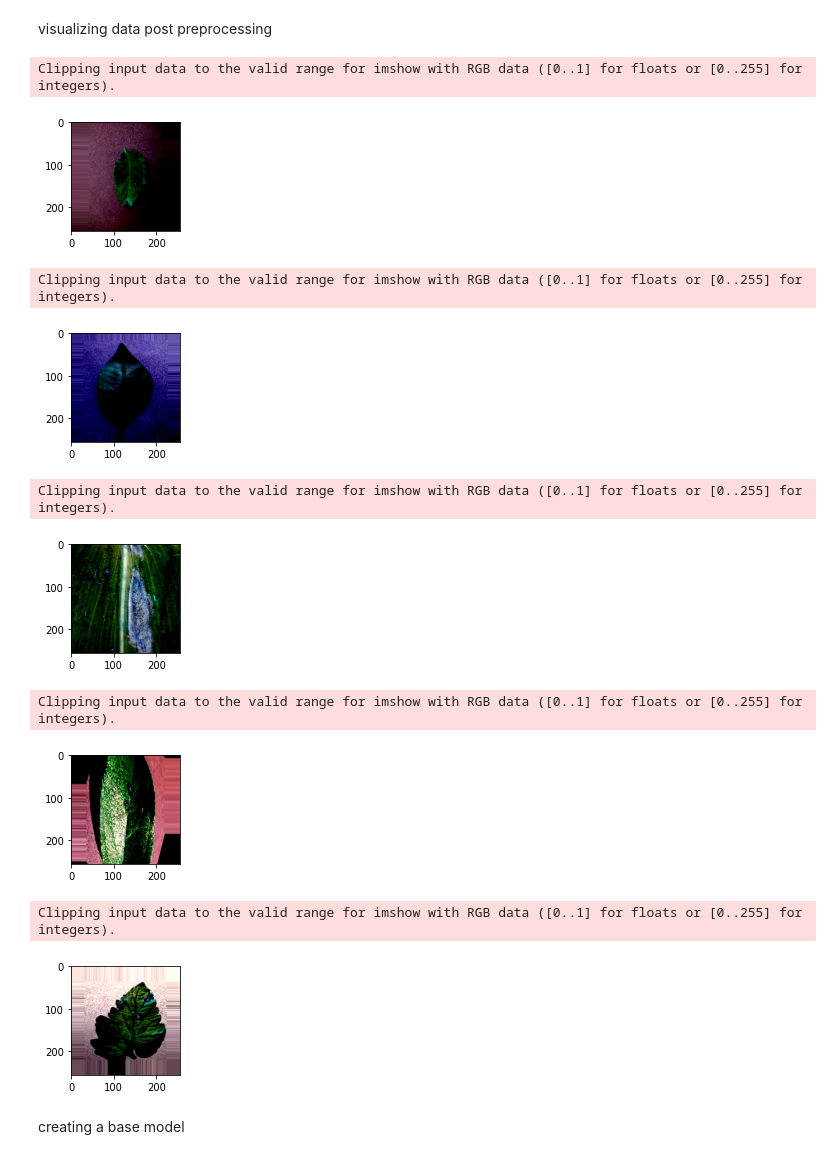
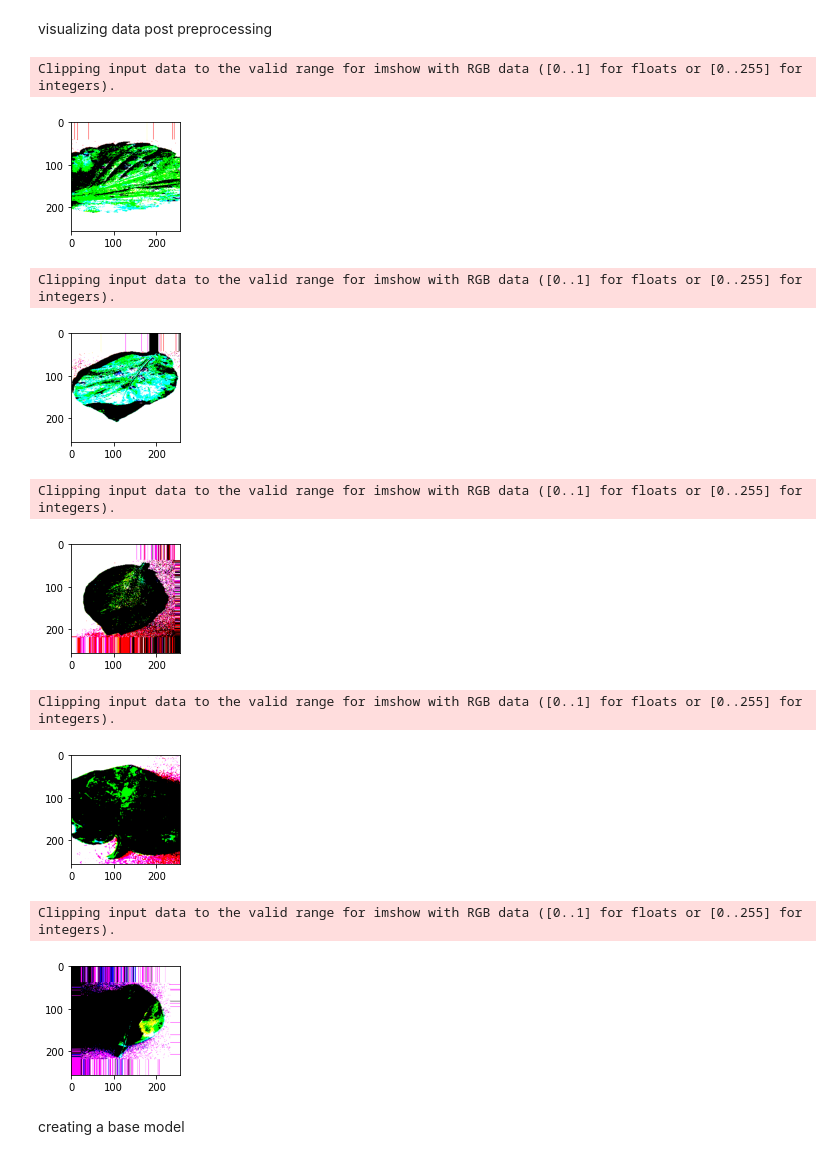
Before and after one commit to Roshni-Bala/Crop-Disease-Detection-NIC_AP, a Jupyter notebook: plant_diseases_identification.ipynb, the cells around one changed output. Saved outputs shown, nothing was run; the diff lists cells and outputs as text; code cells hidden in the pictures.

```diff
--- a/plant_diseases_identification.ipynb
+++ b/plant_diseases_identification.ipynb
@@ -119,18 +119,18 @@ def plotImage(img_arr, label):
     plt.imshow(im)
     plt.show()
 # %%
-plotImage(t_img[:5], label[:5])
+plotImage(X_test[:5], label[:5])
 # %% [output]
 Clipping input data to the valid range for imshow with RGB data ([0..1] for floats or [0..255] for integers).
-[figure, old version]
+[figure, new version]
 Clipping input data to the valid range for imshow with RGB data ([0..1] for floats or [0..255] for integers).
-[figure, old version]
+[figure, new version]
 Clipping input data to the valid range for imshow with RGB data ([0..1] for floats or [0..255] for integers).
-[figure, old version]
+[figure, new version]
 Clipping input data to the valid range for imshow with RGB data ([0..1] for floats or [0..255] for integers).
-[figure, old version]
+[figure, new version]
 Clipping input data to the valid range for imshow with RGB data ([0..1] for floats or [0..255] for integers).
-[figure, old version]
+[figure, new version]
 # %%
 from keras.layers import Dense, Flatten
 from keras.models import Model
```
Also changed, not shown: parts of 3 cells of this notebook.
